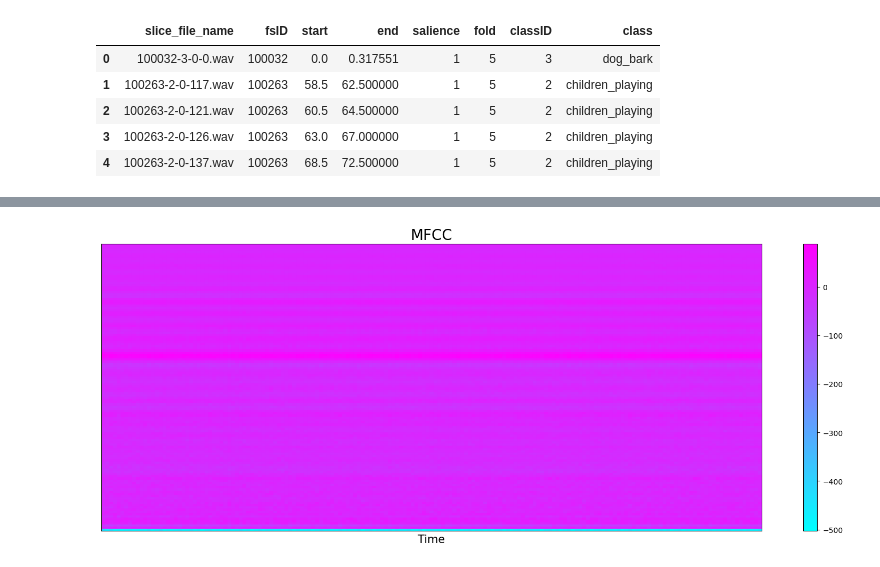
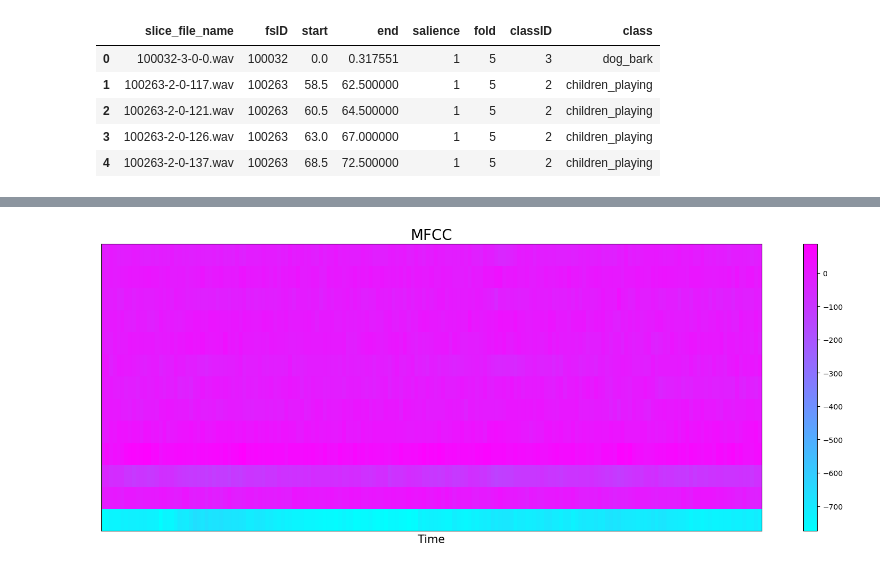
Before and after one commit to ToniCardosooo/ML2-Project, a Jupyter notebook: rnn.ipynb, the cells around one changed output, grey strips where cells are left out. Cells and saved outputs as stored; diff of their text form; code cells hidden in the pictures.

```diff
--- a/rnn.ipynb
+++ b/rnn.ipynb
@@ -23,7 +23,7 @@ df.head()
 | 3 | 100263-2-0-126.wav | 100263 | 63.0 | 67.000000 | 1 | 5 | 2 | children_playing |
 | 4 | 100263-2-0-137.wav | 100263 | 68.5 | 72.500000 | 1 | 5 | 2 | children_playing |
 # %%
-sample_num = 130 #pick a file to display
+sample_num = 1 #pick a file to display
 filename = df.slice_file_name[sample_num] #get the filename
 
 tstart = df.start[sample_num] #define the beginning time of the signal
@@ -41,16 +41,16 @@ librosa.display.waveshow(y,sr=sr, x_axis='time', color='purple', offset=0.0)
 # %%
 hop_length = 512 #the default spacing between frames
 n_fft = 255 #number of samples
 
-MFCCs = librosa.feature.mfcc(y = y, n_fft = n_fft, hop_length = hop_length, n_mfcc=128)
+MFCCs = librosa.feature.mfcc(y = y, n_fft = n_fft, hop_length = hop_length, n_mfcc = 13)
 fig, ax = plt.subplots(figsize = (20,7))
 
 librosa.display.specshow(MFCCs, sr=sr, cmap='cool', hop_length = hop_length)
 ax.set_xlabel('Time', fontsize = 15)
 ax.set_title('MFCC', size = 20)
 plt.colorbar()
 plt.show()
 # %% [output]
-[figure, old version]
+[figure, new version]
 # %%
 def get_features(df_in):
```
Also changed, not shown: parts of 2 cells of this notebook.
